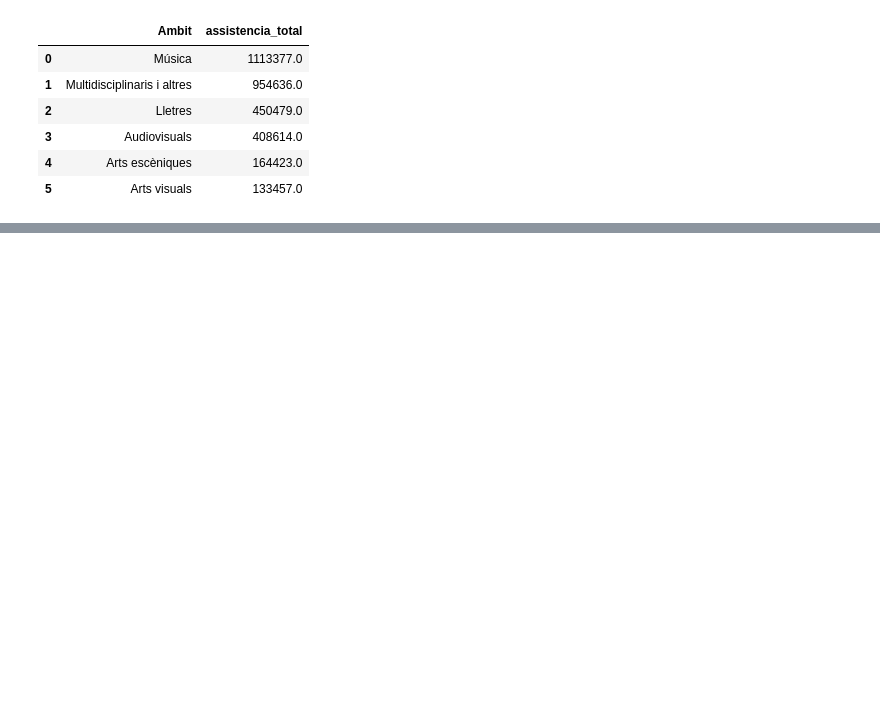
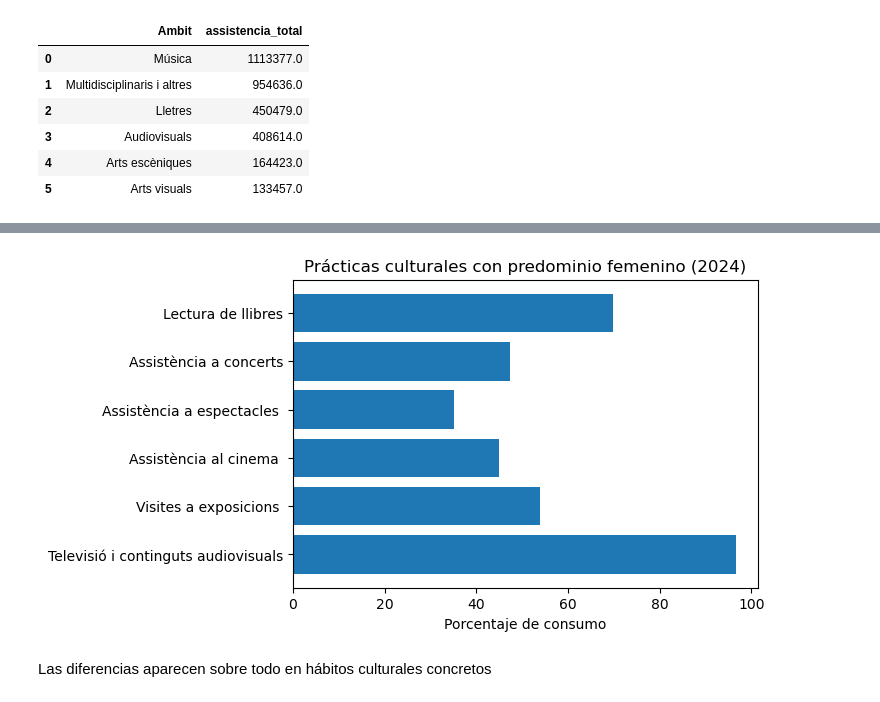
Before and after one commit to julio-bp/Cultura_Barcelona, a Jupyter notebook: proyecto3.ipynb, the cells around one changed output, grey strips where cells are left out. Saved outputs shown, nothing was run; the diff lists cells and outputs as text; code cells hidden in the pictures; blank space fills up the shorter version.

```diff
--- a/proyecto3.ipynb
+++ b/proyecto3.ipynb
@@ -1638,0 +1772,14 @@ assistencia_per_ambit
+# %%
+plt.figure(figsize=(6,4))
+plt.barh(
+    tabla_mujeres_predominan["Pràctiques culturals"],
+    tabla_mujeres_predominan["Dones"]
+)
+plt.xlabel("Porcentaje de consumo")
+plt.title("Prácticas culturales con predominio femenino (2024)")
+plt.gca().invert_yaxis()
+plt.show()
+# %% [output]
+[figure, added]
+# %% [markdown]
+Las diferencias aparecen sobre todo en hábitos culturales concretos
```
Also changed, not shown: parts of 62 cells of this notebook, 1 other file.
